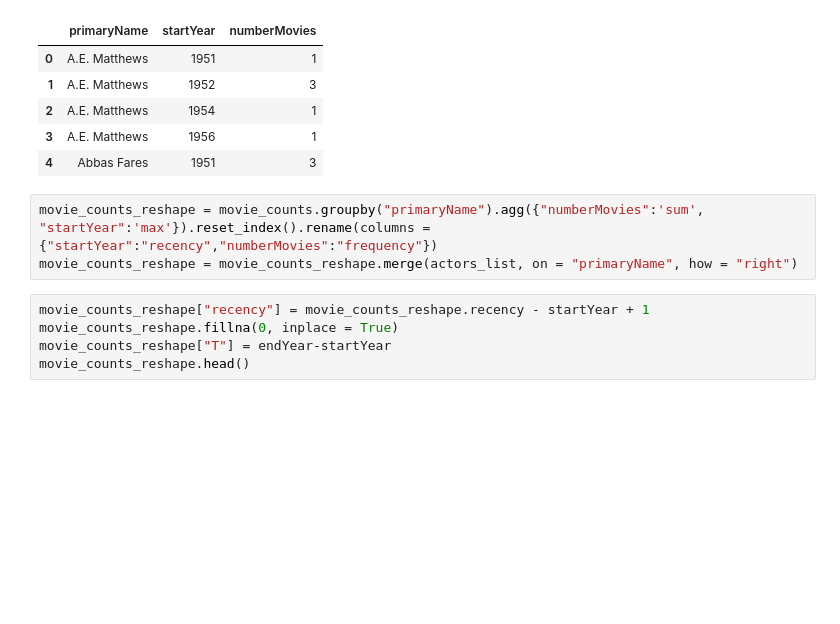
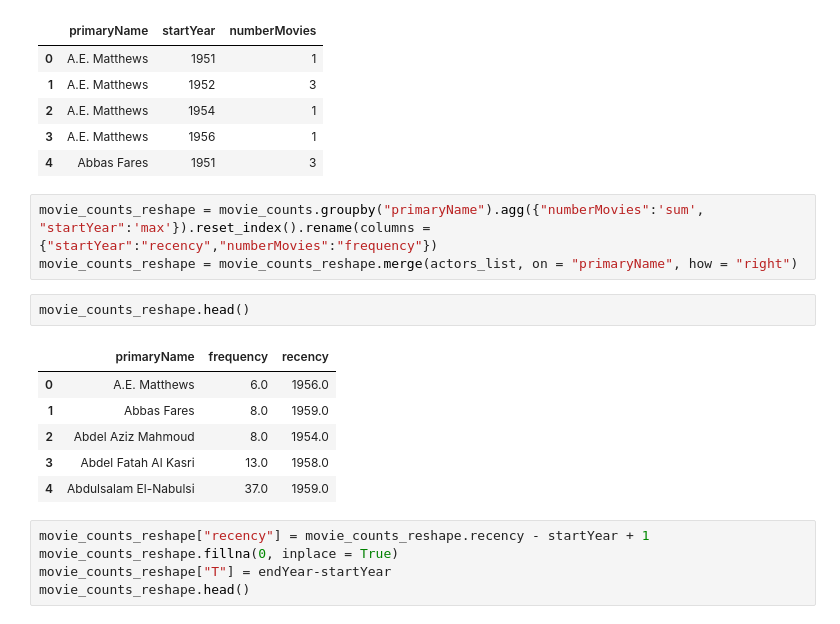
Before and after one commit to MaximeKan/Statistical-Modeling, a Jupyter notebook: Actors_movie_counts.ipynb, the cells around one changed output. Saved outputs shown, nothing was run; the diff lists cells and outputs as text; blank space fills up the shorter version.

```diff
--- a/Actors_movie_counts.ipynb
+++ b/Actors_movie_counts.ipynb
@@ -396,6 +412,15 @@ movie_counts.head()
 # %%
 movie_counts_reshape = movie_counts.groupby("primaryName").agg({"numberMovies":'sum', "startYear":'max'}).reset_index().rename(columns = {"startYear":"recency","numberMovies":"frequency"})
 movie_counts_reshape = movie_counts_reshape.merge(actors_list, on = "primaryName", how = "right")
+# %%
+movie_counts_reshape.head()
+# %% [output]
+|  | primaryName | frequency | recency |
+| 0 | A.E. Matthews | 6.0 | 1956.0 |
+| 1 | Abbas Fares | 8.0 | 1959.0 |
+| 2 | Abdel Aziz Mahmoud | 8.0 | 1954.0 |
+| 3 | Abdel Fatah Al Kasri | 13.0 | 1958.0 |
+| 4 | Abdulsalam El-Nabulsi | 37.0 | 1959.0 |
 # %%
 movie_counts_reshape["recency"] = movie_counts_reshape.recency - startYear + 1
 movie_counts_reshape.fillna(0, inplace = True)
```
Also changed, not shown: parts of 17 cells of this notebook.
